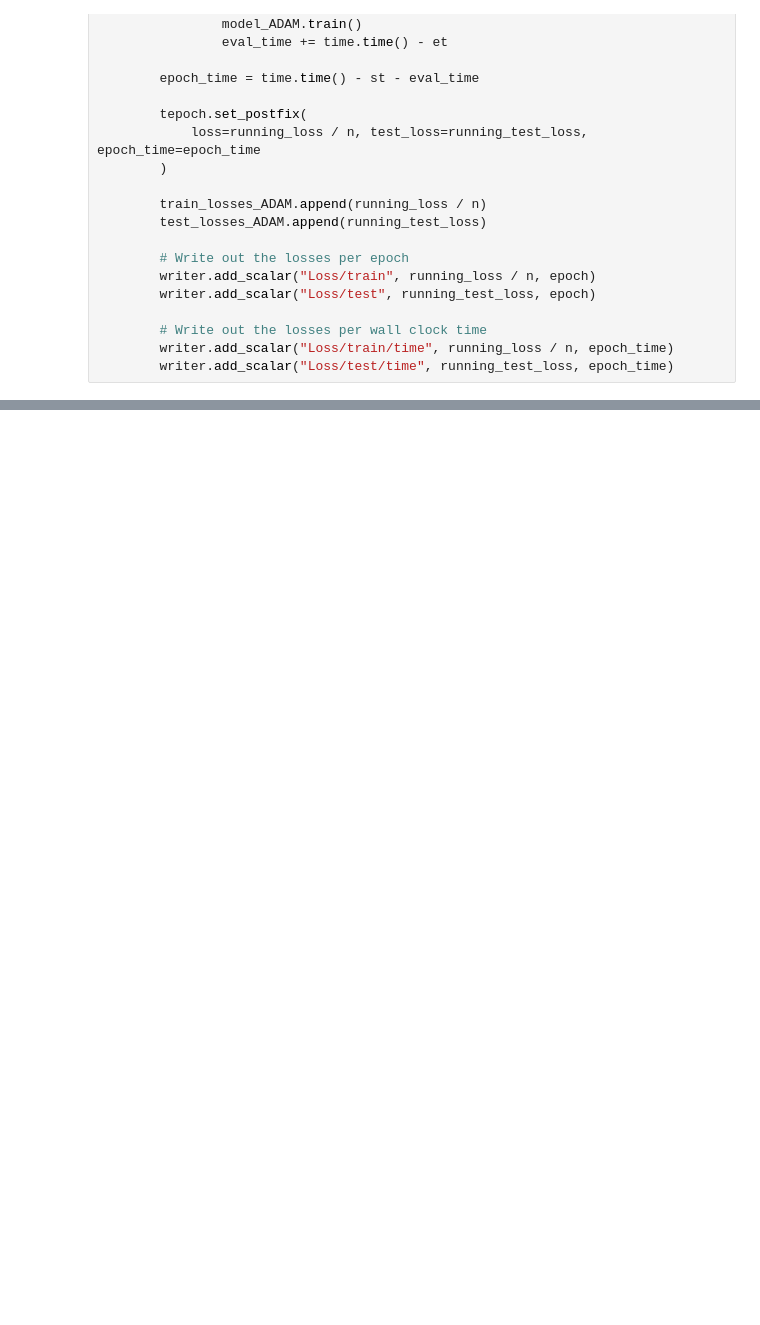
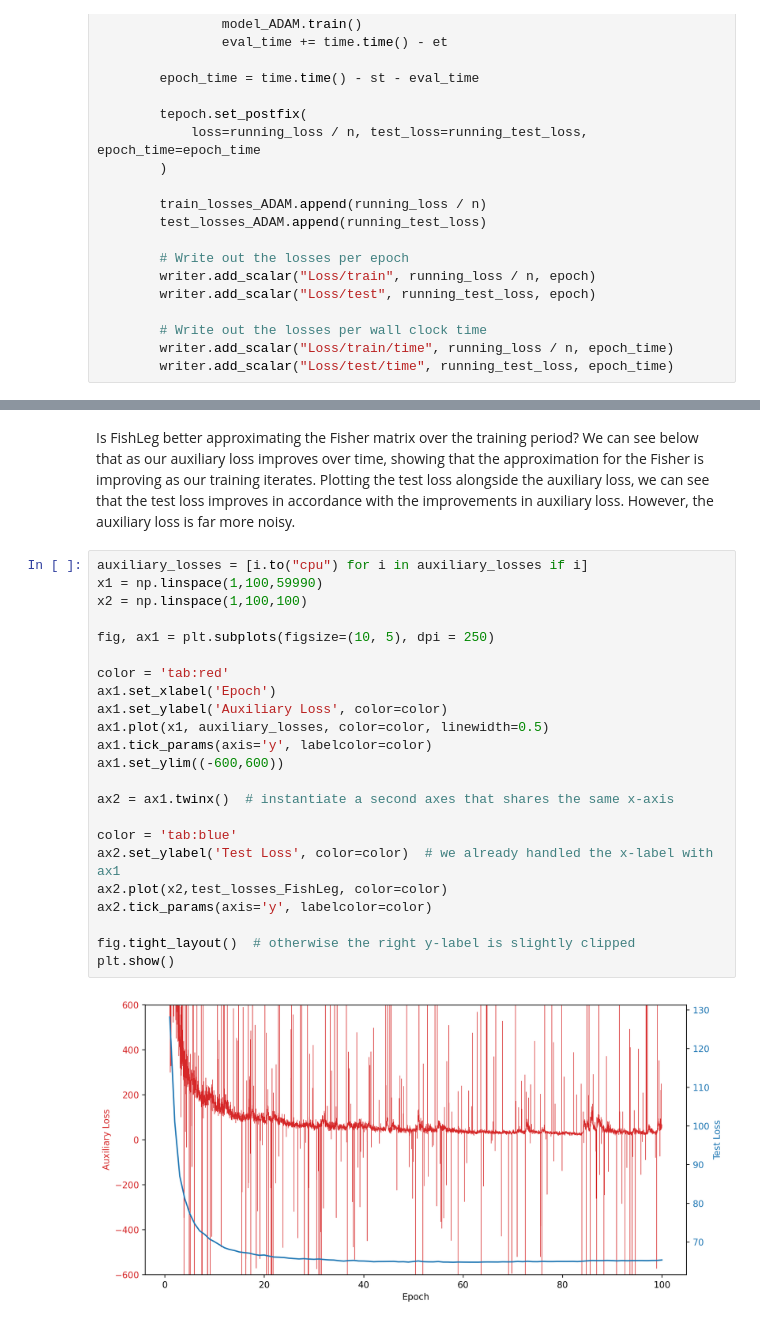
Before and after one commit to mtkresearch/FishLeg, a Jupyter notebook: examples/MNIST_autoencoder.ipynb, the cells around one changed output, grey strips where cells are left out. Saved outputs shown, nothing was run; the diff lists cells and outputs as text; blank space fills up the shorter version.

```diff
--- a/examples/MNIST_autoencoder.ipynb
+++ b/examples/MNIST_autoencoder.ipynb
@@ -367,3 +373,30 @@ plt.show()
+# %% [markdown]
+Is FishLeg better approximating the Fisher matrix over the training period? We can see below that as our auxiliary loss improves over time, showing that the approximation for the Fisher is improving as our training iterates. Plotting the test loss alongside the auxiliary loss, we can see that the test loss improves in accordance with the improvements in auxiliary loss. However, the auxiliary loss is far more noisy.
+# %%
+auxiliary_losses = [i.to("cpu") for i in auxiliary_losses if i]
+x1 = np.linspace(1,100,59990)
+x2 = np.linspace(1,100,100)
+
+fig, ax1 = plt.subplots(figsize=(10, 5), dpi = 250)
+
+color = 'tab:red'
+ax1.set_xlabel('Epoch')
+ax1.set_ylabel('Auxiliary Loss', color=color)
+ax1.plot(x1, auxiliary_losses, color=color, linewidth=0.5)
+ax1.tick_params(axis='y', labelcolor=color)
+ax1.set_ylim((-600,600))
+
+ax2 = ax1.twinx()  # instantiate a second axes that shares the same x-axis
+
+color = 'tab:blue'
+ax2.set_ylabel('Test Loss', color=color)  # we already handled the x-label with ax1
+ax2.plot(x2,test_losses_FishLeg, color=color)
+ax2.tick_params(axis='y', labelcolor=color)
+
+fig.tight_layout()  # otherwise the right y-label is slightly clipped
+plt.show()
+# %% [output]
+[figure, added]
 # %%
 i=3
 vmin = -2#np.min(np.array(test_dataset[i])[0])
```
Also changed, not shown: parts of 9 cells of this notebook.
